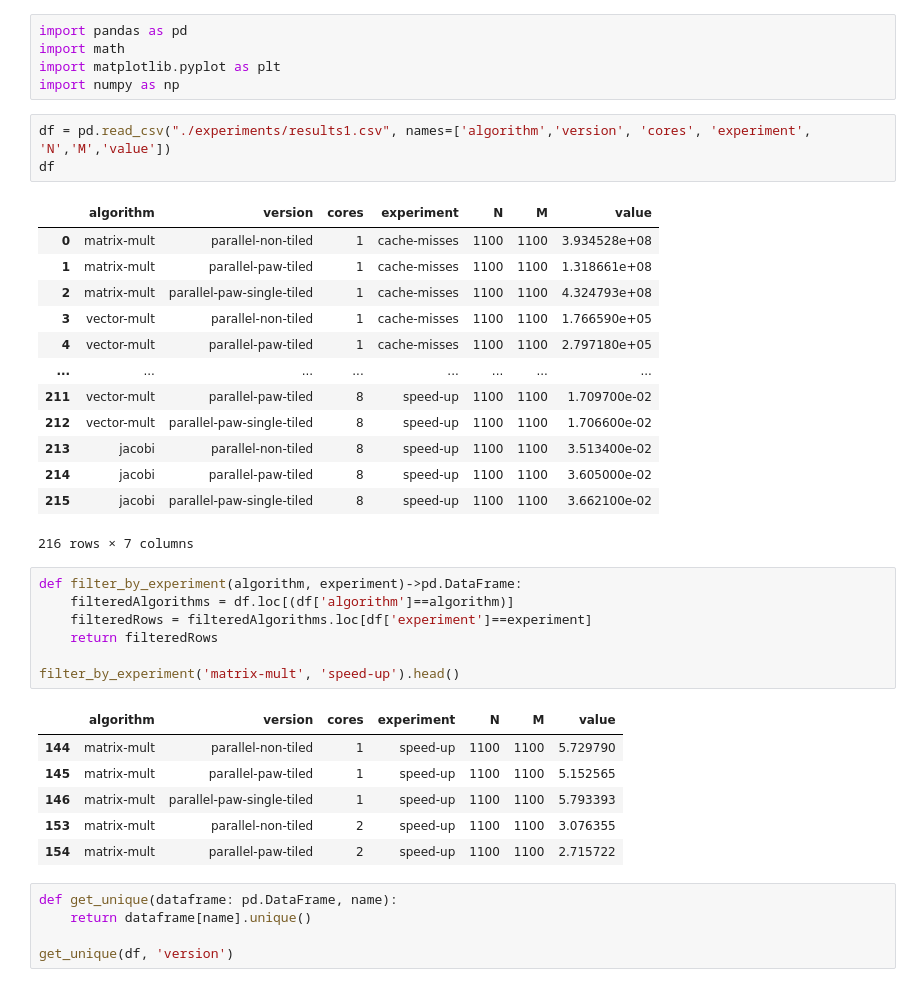
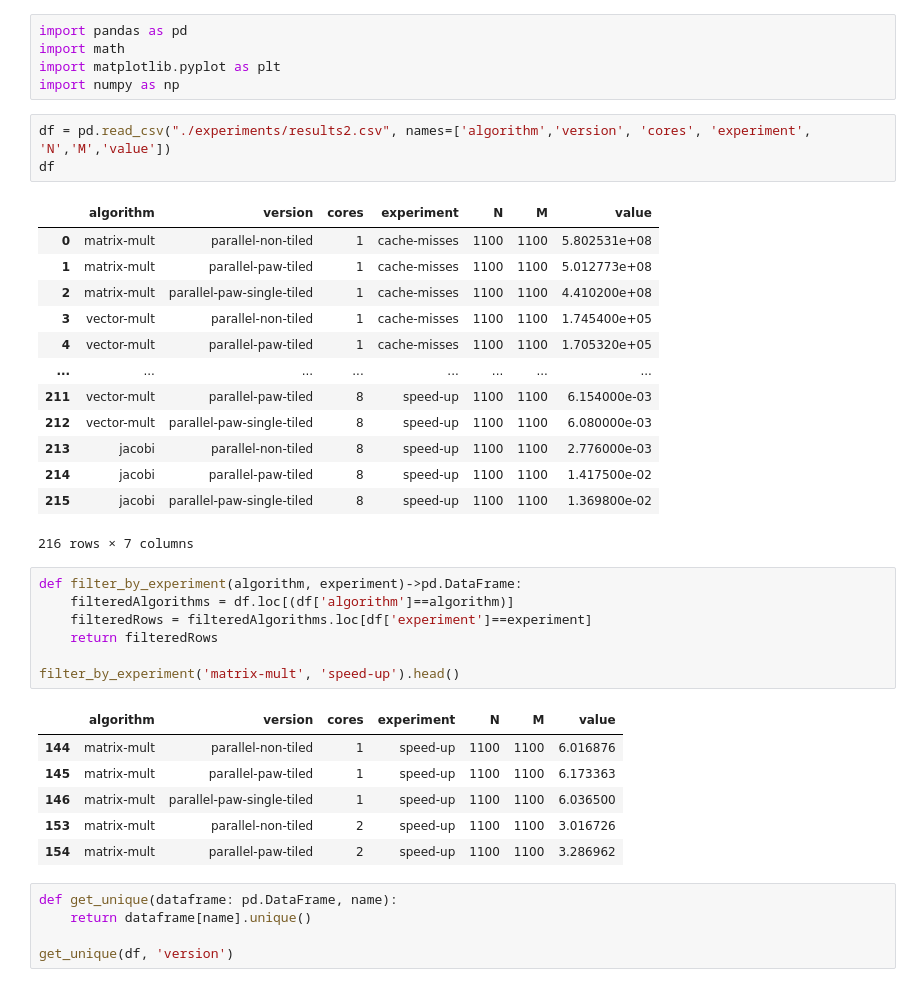
Before and after one commit to mgltorsa/Cetus-Paw-Tiling-Experiments, a Jupyter notebook: tiling/Tiling experiments and measurements.ipynb, the cells around one changed output. Cells and saved outputs as stored; diff of their text form.

```diff
--- a/tiling/Tiling experiments and measurements.ipynb
+++ b/tiling/Tiling experiments and measurements.ipynb
@@ -38,21 +38,21 @@ import math
 import matplotlib.pyplot as plt
 import numpy as np
 # %%
-df = pd.read_csv("./experiments/results1.csv", names=['algorithm','version', 'cores', 'experiment', 'N','M','value'])
+df = pd.read_csv("./experiments/results2.csv", names=['algorithm','version', 'cores', 'experiment', 'N','M','value'])
 df
 # %% [output]
 |  | algorithm | version | cores | experiment | N | M | value |
-| 0 | matrix-mult | parallel-non-tiled | 1 | cache-misses | 1100 | 1100 | 3.934528e+08 |
-| 1 | matrix-mult | parallel-paw-tiled | 1 | cache-misses | 1100 | 1100 | 1.318661e+08 |
-| 2 | matrix-mult | parallel-paw-single-tiled | 1 | cache-misses | 1100 | 1100 | 4.324793e+08 |
-| 3 | vector-mult | parallel-non-tiled | 1 | cache-misses | 1100 | 1100 | 1.766590e+05 |
-| 4 | vector-mult | parallel-paw-tiled | 1 | cache-misses | 1100 | 1100 | 2.797180e+05 |
+| 0 | matrix-mult | parallel-non-tiled | 1 | cache-misses | 1100 | 1100 | 5.802531e+08 |
+| 1 | matrix-mult | parallel-paw-tiled | 1 | cache-misses | 1100 | 1100 | 5.012773e+08 |
+| 2 | matrix-mult | parallel-paw-single-tiled | 1 | cache-misses | 1100 | 1100 | 4.410200e+08 |
+| 3 | vector-mult | parallel-non-tiled | 1 | cache-misses | 1100 | 1100 | 1.745400e+05 |
+| 4 | vector-mult | parallel-paw-tiled | 1 | cache-misses | 1100 | 1100 | 1.705320e+05 |
 | ... | ... | ... | ... | ... | ... | ... | ... |
-| 211 | vector-mult | parallel-paw-tiled | 8 | speed-up | 1100 | 1100 | 1.709700e-02 |
-| 212 | vector-mult | parallel-paw-single-tiled | 8 | speed-up | 1100 | 1100 | 1.706600e-02 |
-| 213 | jacobi | parallel-non-tiled | 8 | speed-up | 1100 | 1100 | 3.513400e-02 |
-| 214 | jacobi | parallel-paw-tiled | 8 | speed-up | 1100 | 1100 | 3.605000e-02 |
-| 215 | jacobi | parallel-paw-single-tiled | 8 | speed-up | 1100 | 1100 | 3.662100e-02 |
+| 211 | vector-mult | parallel-paw-tiled | 8 | speed-up | 1100 | 1100 | 6.154000e-03 |
+| 212 | vector-mult | parallel-paw-single-tiled | 8 | speed-up | 1100 | 1100 | 6.080000e-03 |
+| 213 | jacobi | parallel-non-tiled | 8 | speed-up | 1100 | 1100 | 2.776000e-03 |
+| 214 | jacobi | parallel-paw-tiled | 8 | speed-up | 1100 | 1100 | 1.417500e-02 |
+| 215 | jacobi | parallel-paw-single-tiled | 8 | speed-up | 1100 | 1100 | 1.369800e-02 |
 216 rows × 7 columns
 # %%
 def filter_by_experiment(algorithm, experiment)->pd.DataFrame:
@@ -63,11 +63,11 @@ def filter_by_experiment(algorithm, experiment)->pd.DataFrame:
 filter_by_experiment('matrix-mult', 'speed-up').head()
 # %% [output]
 |  | algorithm | version | cores | experiment | N | M | value |
-| 144 | matrix-mult | parallel-non-tiled | 1 | speed-up | 1100 | 1100 | 5.729790 |
-| 145 | matrix-mult | parallel-paw-tiled | 1 | speed-up | 1100 | 1100 | 5.152565 |
-| 146 | matrix-mult | parallel-paw-single-tiled | 1 | speed-up | 1100 | 1100 | 5.793393 |
-| 153 | matrix-mult | parallel-non-tiled | 2 | speed-up | 1100 | 1100 | 3.076355 |
-| 154 | matrix-mult | parallel-paw-tiled | 2 | speed-up | 1100 | 1100 | 2.715722 |
+| 144 | matrix-mult | parallel-non-tiled | 1 | speed-up | 1100 | 1100 | 6.016876 |
+| 145 | matrix-mult | parallel-paw-tiled | 1 | speed-up | 1100 | 1100 | 6.173363 |
+| 146 | matrix-mult | parallel-paw-single-tiled | 1 | speed-up | 1100 | 1100 | 6.036500 |
+| 153 | matrix-mult | parallel-non-tiled | 2 | speed-up | 1100 | 1100 | 3.016726 |
+| 154 | matrix-mult | parallel-paw-tiled | 2 | speed-up | 1100 | 1100 | 3.286962 |
 # %%
 def get_unique(dataframe: pd.DataFrame, name):
     return dataframe[name].unique()
```
Also changed, not shown: parts of 18 cells of this notebook, 19 other files.
